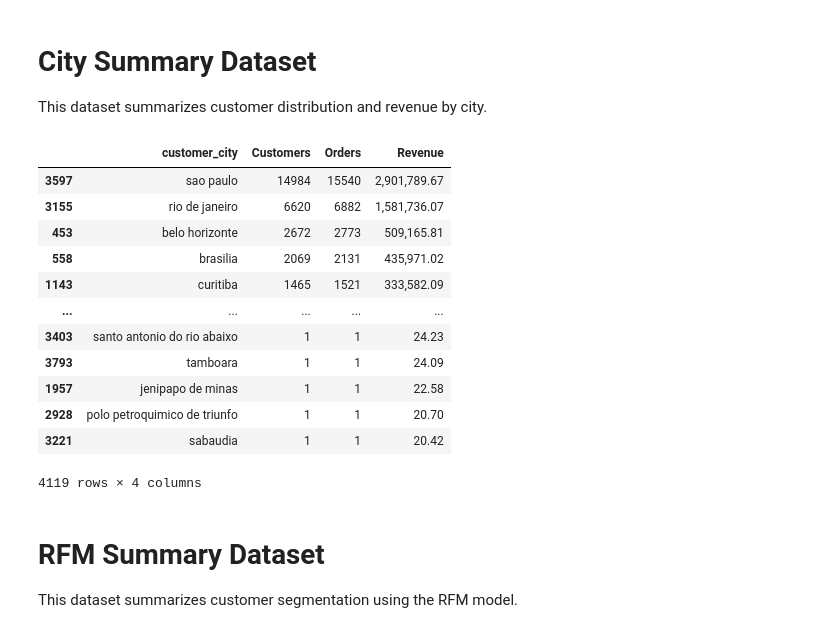
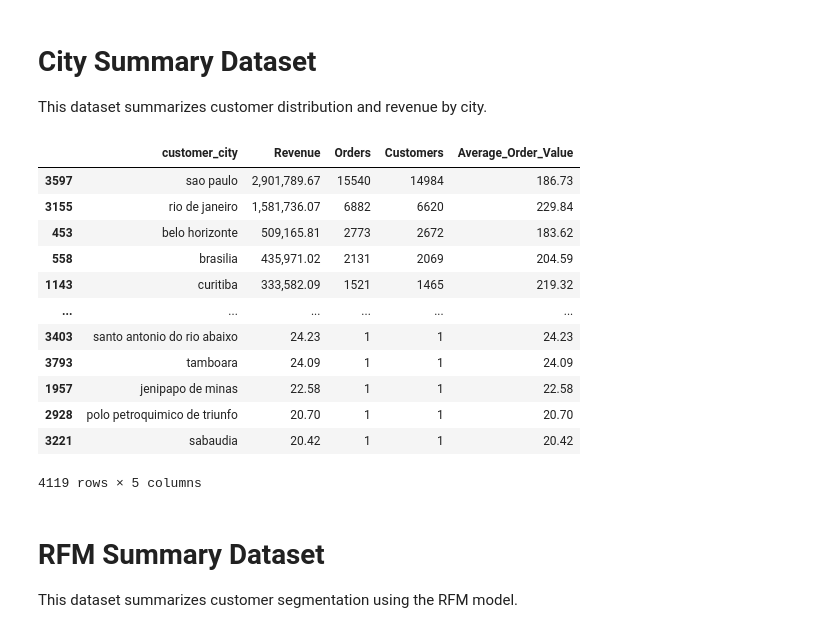
Before and after one commit to CepinMarsal/E-commerce_BusinessAnalysis, a Jupyter notebook: notebooks/03_dashboard_dataset.ipynb, the cells around one changed output. Drawn from its saved outputs; the diff is of its cells as text; code cells hidden in the pictures.

```diff
--- a/notebooks/03_dashboard_dataset.ipynb
+++ b/notebooks/03_dashboard_dataset.ipynb
@@ -468,31 +535,41 @@ state_summary.to_csv(
 
 This dataset summarizes customer distribution and revenue by city.
 # %%
-city_summary = (
-    df.groupby("customer_city", as_index=False)
+city_summary=(
+    df.groupby("customer_city",as_index=False)
       .agg(
-          Customers=("customer_unique_id", "nunique"),
-          Orders=("order_id", "nunique"),
-          Revenue=("payment_value", "sum")
+          Revenue=("payment_value","sum"),
+          Orders=("order_id","nunique"),
+          Customers=("customer_unique_id","nunique")
       )
-      .sort_values("Revenue", ascending=False)
+)
+
+city_summary["Average_Order_Value"]=(
+    city_summary["Revenue"]
+    /
+    city_summary["Orders"]
+)
+
+city_summary=city_summary.sort_values(
+    "Revenue",
+    ascending=False
 )
 
 city_summary
 # %% [output]
-|  | customer_city | Customers | Orders | Revenue |
-| 3597 | sao paulo | 14984 | 15540 | 2,901,789.67 |
-| 3155 | rio de janeiro | 6620 | 6882 | 1,581,736.07 |
-| 453 | belo horizonte | 2672 | 2773 | 509,165.81 |
-| 558 | brasilia | 2069 | 2131 | 435,971.02 |
-| 1143 | curitiba | 1465 | 1521 | 333,582.09 |
-| ... | ... | ... | ... | ... |
-| 3403 | santo antonio do rio abaixo | 1 | 1 | 24.23 |
-| 3793 | tamboara | 1 | 1 | 24.09 |
-| 1957 | jenipapo de minas | 1 | 1 | 22.58 |
-| 2928 | polo petroquimico de triunfo | 1 | 1 | 20.70 |
-| 3221 | sabaudia | 1 | 1 | 20.42 |
+|  | customer_city | Revenue | Orders | Customers | Average_Order_Value |
+| 3597 | sao paulo | 2,901,789.67 | 15540 | 14984 | 186.73 |
+| 3155 | rio de janeiro | 1,581,736.07 | 6882 | 6620 | 229.84 |
+| 453 | belo horizonte | 509,165.81 | 2773 | 2672 | 183.62 |
+| 558 | brasilia | 435,971.02 | 2131 | 2069 | 204.59 |
+| 1143 | curitiba | 333,582.09 | 1521 | 1465 | 219.32 |
+| ... | ... | ... | ... | ... | ... |
+| 3403 | santo antonio do rio abaixo | 24.23 | 1 | 1 | 24.23 |
+| 3793 | tamboara | 24.09 | 1 | 1 | 24.09 |
+| 1957 | jenipapo de minas | 22.58 | 1 | 1 | 22.58 |
+| 2928 | polo petroquimico de triunfo | 20.70 | 1 | 1 | 20.70 |
+| 3221 | sabaudia | 20.42 | 1 | 1 | 20.42 |
-4119 rows × 4 columns
+4119 rows × 5 columns
 # %%
 city_summary.to_csv(
     "../data/dashboard/city_summary.csv",
```
Also changed, not shown: parts of 6 cells of this notebook, 4 other files.
